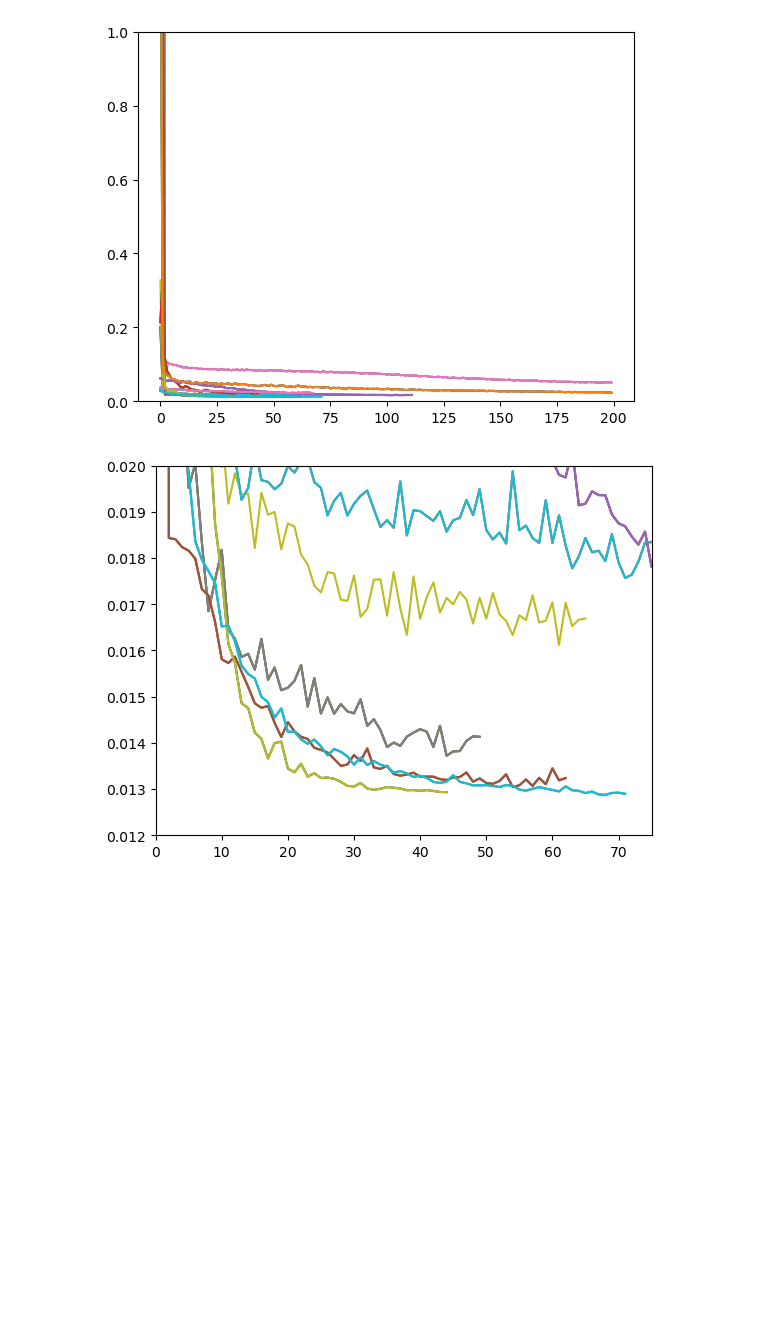
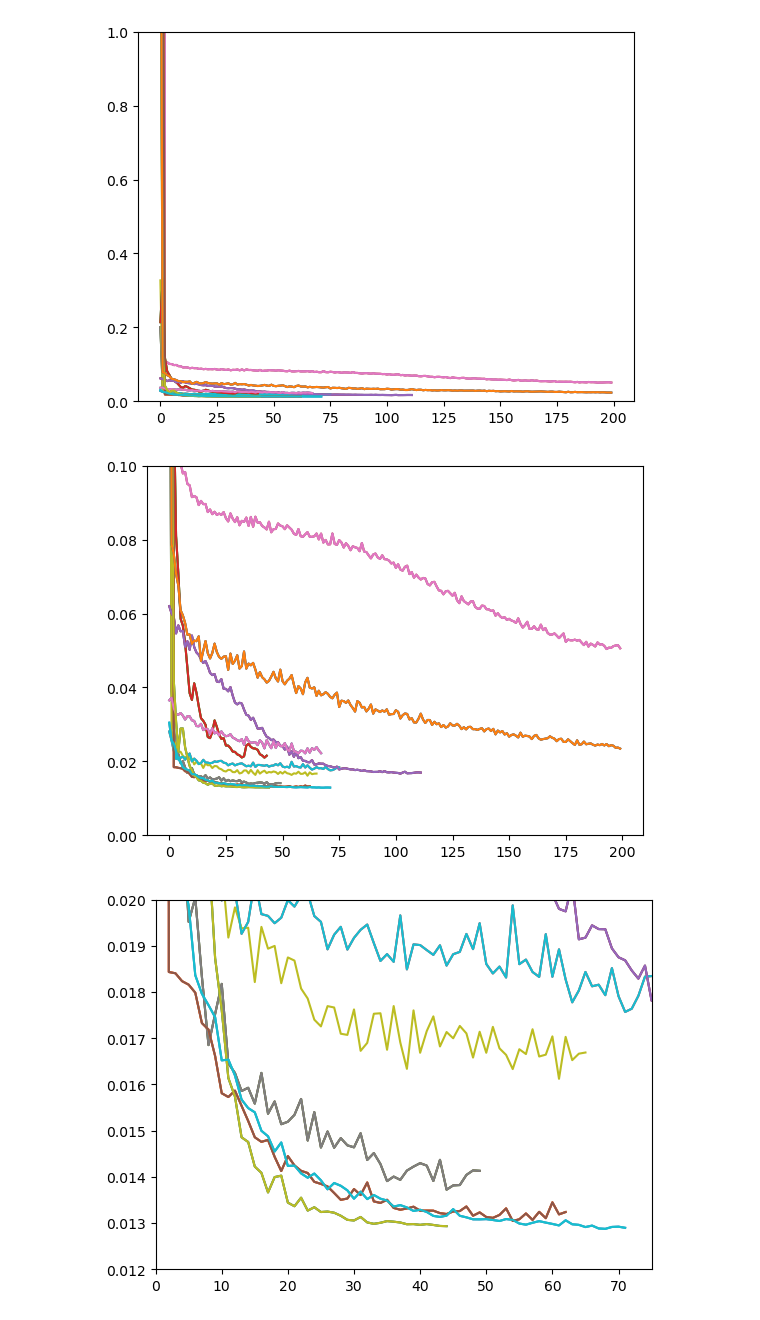
Before and after one commit to paopaoch/Mouse-V1, a Jupyter notebook: plot_scripts/method_validation_loss.ipynb, the cells around one changed output. Cells and saved outputs as stored; diff of their text form; code cells hidden in the pictures; blank space fills up the shorter version.

```diff
--- a/plot_scripts/method_validation_loss.ipynb
+++ b/plot_scripts/method_validation_loss.ipynb
@@ -29,6 +29,13 @@ plt.ylim(0, 1)
 plt.show()
 # %% [output]
 [figure]
+# %%
+for loss in losses:
+    plt.plot(loss)
+plt.ylim(0, 0.1)
+plt.show()
+# %% [output]
+[figure, added]
 # %%
 for i, loss in enumerate(losses):
     plt.plot(loss, label=f"{i}")
```
Also changed, not shown: parts of 4 cells of this notebook, 7 other files.
